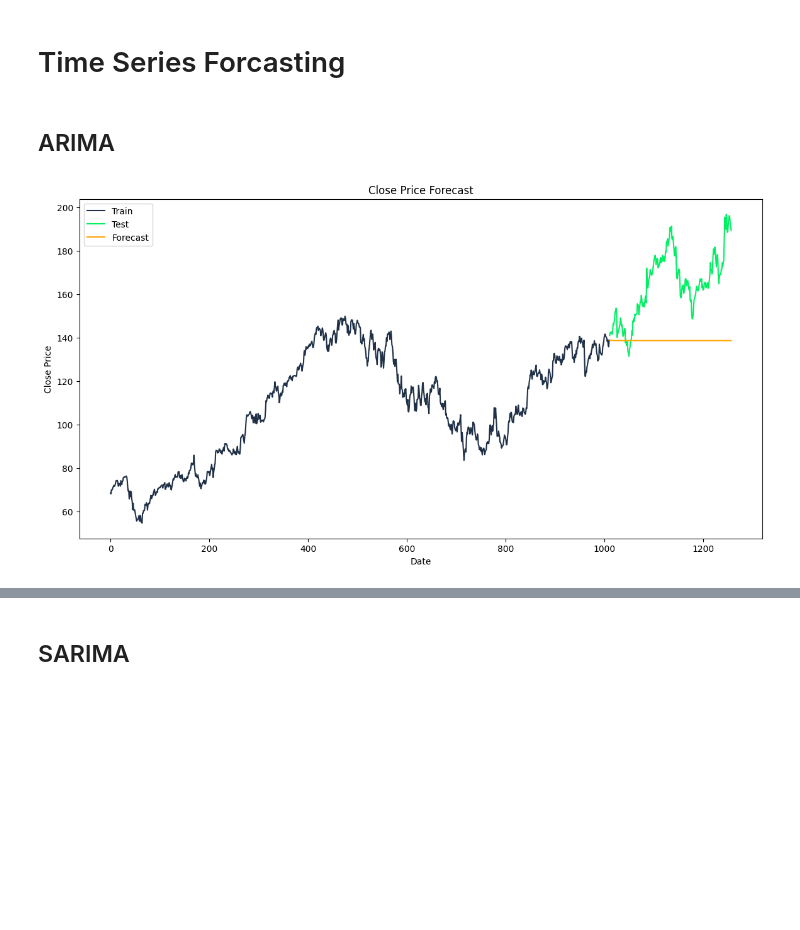
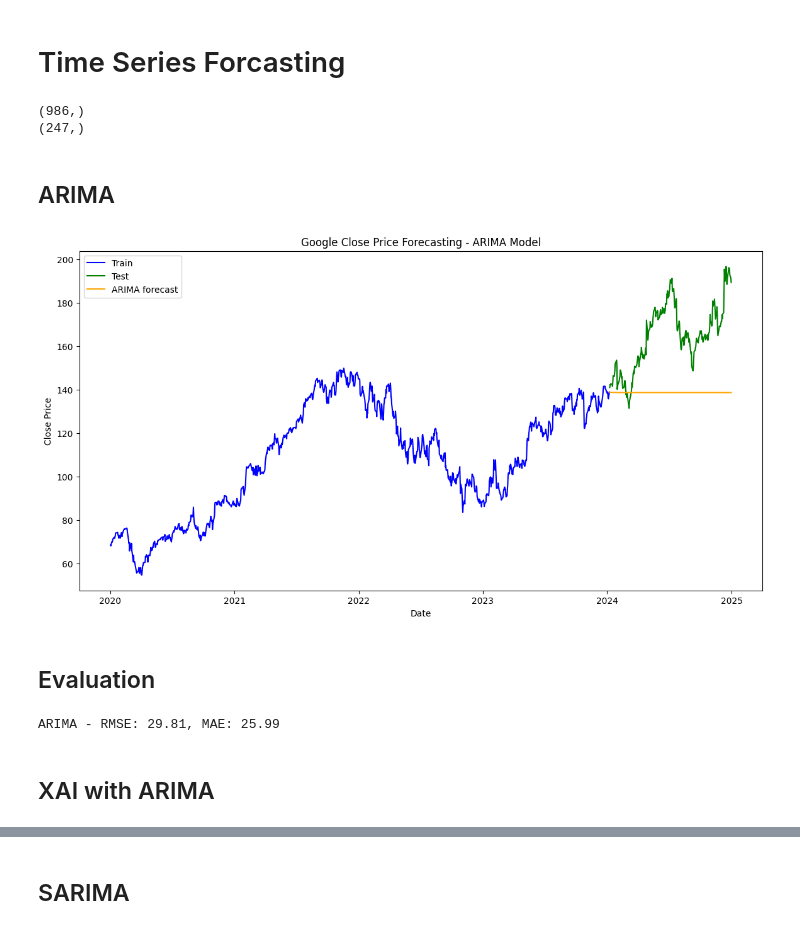
Before and after one commit to HuynhHanDong/Google-stock-analysis-and-forecasting, a Jupyter notebook: assignment.ipynb, the cells around one changed output, grey strips where cells are left out. Drawn from its saved outputs; the diff is of its cells as text; code cells hidden in the pictures; blank space fills up the shorter version.

Commit message:
feat: add XAI and models comparison

```diff
--- a/assignment.ipynb
+++ b/assignment.ipynb
@@ -253,15 +247,15 @@ plt.show()
 # %%
 # Moving averages (Đường trung bình động - Đường nối tất cả mức giá đóng cửa trung bình)
 google.loc[:, "Close_MA30"] = google["Close"].rolling(window=30, min_periods=1).mean()    # 30 ngày
-google.loc[:, "Close_MA60"] = google["Close"].rolling(window=60, min_periods=1).mean()   # 60 ngày
+google.loc[:, "Close_MA90"] = google["Close"].rolling(window=90, min_periods=1).mean()   # 90 ngày
 
 plt.figure(figsize=(15, 5))
 sns.lineplot(x=google['Date'], y=google["Close"], label="Closing Price", linewidth=2)
 sns.lineplot(x=google['Date'], y=google["Close_MA30"], label="30-Day MA", linewidth=2)
-sns.lineplot(x=google['Date'], y=google["Close_MA60"], label="60-Day MA", linewidth=2)
+sns.lineplot(x=google['Date'], y=google["Close_MA90"], label="90-Day MA", linewidth=2)
 plt.xlabel("Date")
 plt.ylabel("Price (USD)")
-plt.title("Google Stock Price Moving Averages (30 & 60 Days)")
+plt.title("Google Stock Price Moving Averages (30 & 90 Days)")
 plt.legend()
 plt.grid()
 plt.show()
@@ -338,5 +332,19 @@ plt.show()
 google.to_csv("Google_Stock_2020_2025.csv")
 # %% [markdown]
 # Time Series Forcasting
+# %%
+from sklearn.metrics import mean_squared_error, mean_absolute_error
+import shap
+
+# Split data into train (80%) and test (20%)
+train_size = int(len(google) * 0.8)
+train, test = google[:train_size]['Close'], google[train_size:]['Close']
+train_date, test_date = google[:train_size]['Date'], google[train_size:]['Date']  # Split the date for visualization
+
+print(train.shape)
+print(test.shape)
+# %% [output]
+(986,)
+(247,)
 # %% [markdown]
 ## ARIMA
@@ -355,16 +358,26 @@ arima_model = arima.fit()
 # %%
 # Forecast
 arima_forecast = arima_model.forecast(steps=len(test))
 
 # Plot the results with specified colors
 plt.figure(figsize=(14,7))
-plt.plot(train.index, train, label='Train', color='#203147')
-plt.plot(test.index, test, label='Test', color='#01ef63')
-plt.plot(test.index, arima_forecast, label='Forecast', color='orange')
-plt.title('Close Price Forecast')
+plt.plot(train_date, train, label='Train', color='blue')
+plt.plot(test_date, test, label='Test', color='green')
+plt.plot(test_date, arima_forecast, label='ARIMA forecast', color='orange')
+plt.title('Google Close Price Forecasting - ARIMA Model')
 plt.xlabel('Date')
 plt.ylabel('Close Price')
 plt.legend()
 plt.show()
 # %% [output]
-[figure, old version]
+[figure, new version]
+# %% [markdown]
+## Evaluation
+# %%
+rmse_arima = np.sqrt(mean_squared_error(test, arima_forecast))
+mae_arima = mean_absolute_error(test, arima_forecast)
+print(f"ARIMA - RMSE: {rmse_arima:.2f}, MAE: {mae_arima:.2f}")
+# %% [output]
+ARIMA - RMSE: 29.81, MAE: 25.99
+# %% [markdown]
+## XAI with ARIMA
```
Also changed, not shown: parts of 43 cells of this notebook, 7 other files.
